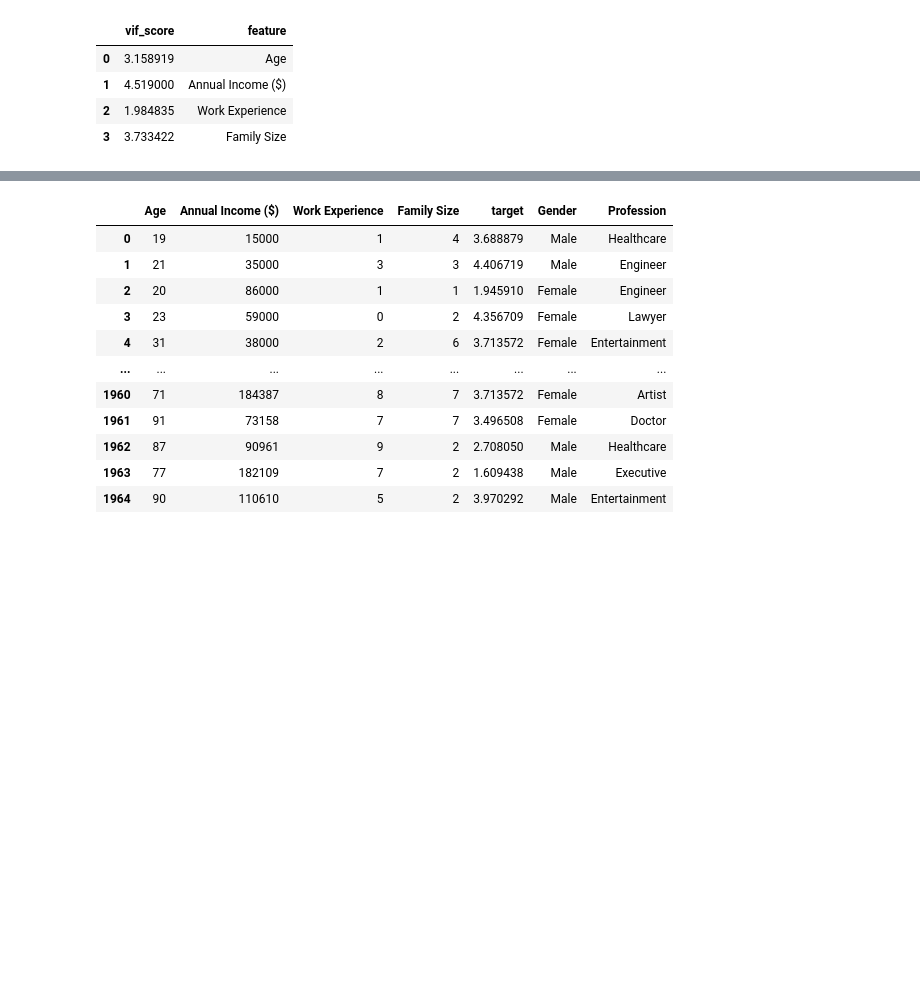
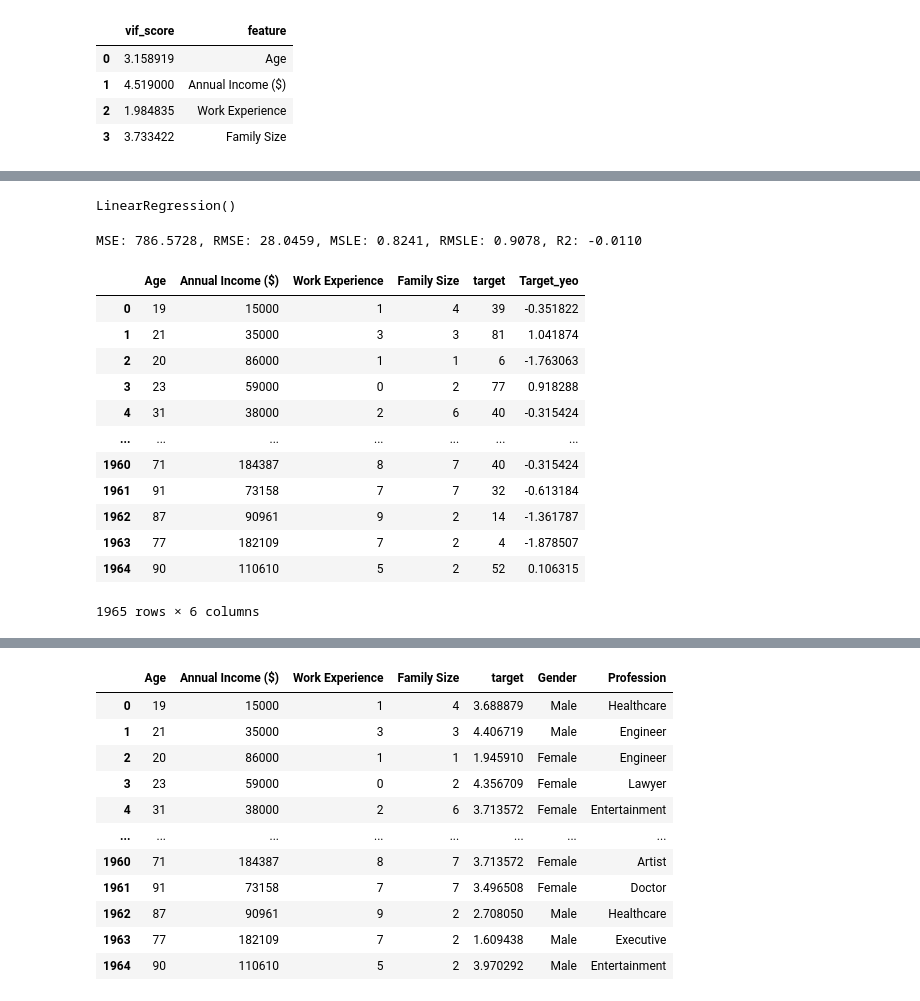
Before and after one commit to hyuncoding/study_machine_learning, a Jupyter notebook: c_regression/d_ols_task01.ipynb, the cells around one changed output, grey strips where cells are left out. Drawn from its saved outputs; the diff is of its cells as text; code cells hidden in the pictures; blank space fills up the shorter version.

```diff
--- a/c_regression/d_ols_task01.ipynb
+++ b/c_regression/d_ols_task01.ipynb
@@ -320,0 +326,36 @@ get_vif(features)
+# %%
+from sklearn.linear_model import LinearRegression
+
+l_r = LinearRegression()
+l_r.fit(X_train, y_train)
+# %% [output]
+LinearRegression()
+# %%
+prediction = l_r.predict(X_test)
+get_evaluation(y_test, prediction)
+# %% [output]
+MSE: 786.5728, RMSE: 28.0459, MSLE: 0.8241, RMSLE: 0.9078, R2: -0.0110
+# %%
+from sklearn.preprocessing import PowerTransformer
+
+# box-cox: 양수만 가능
+# yeo-johnson: 음수, 0 포함 가능, default
+
+ptf = PowerTransformer(standardize=True)
+result = ptf.fit_transform(pre_c_df[['target']])
+pre_c_df['Target_yeo'] = result
+pre_c_df
+# %% [output]
+|  | Age | Annual Income ($) | Work Experience | Family Size | target | Target_yeo |
+| 0 | 19 | 15000 | 1 | 4 | 39 | -0.351822 |
+| 1 | 21 | 35000 | 3 | 3 | 81 | 1.041874 |
+| 2 | 20 | 86000 | 1 | 1 | 6 | -1.763063 |
+| 3 | 23 | 59000 | 0 | 2 | 77 | 0.918288 |
+| 4 | 31 | 38000 | 2 | 6 | 40 | -0.315424 |
+| ... | ... | ... | ... | ... | ... | ... |
+| 1960 | 71 | 184387 | 8 | 7 | 40 | -0.315424 |
+| 1961 | 91 | 73158 | 7 | 7 | 32 | -0.613184 |
+| 1962 | 87 | 90961 | 9 | 2 | 14 | -1.361787 |
+| 1963 | 77 | 182109 | 7 | 2 | 4 | -1.878507 |
+| 1964 | 90 | 110610 | 5 | 2 | 52 | 0.106315 |
+1965 rows × 6 columns
```
Also changed, not shown: parts of 12 cells of this notebook, 16 other files.
